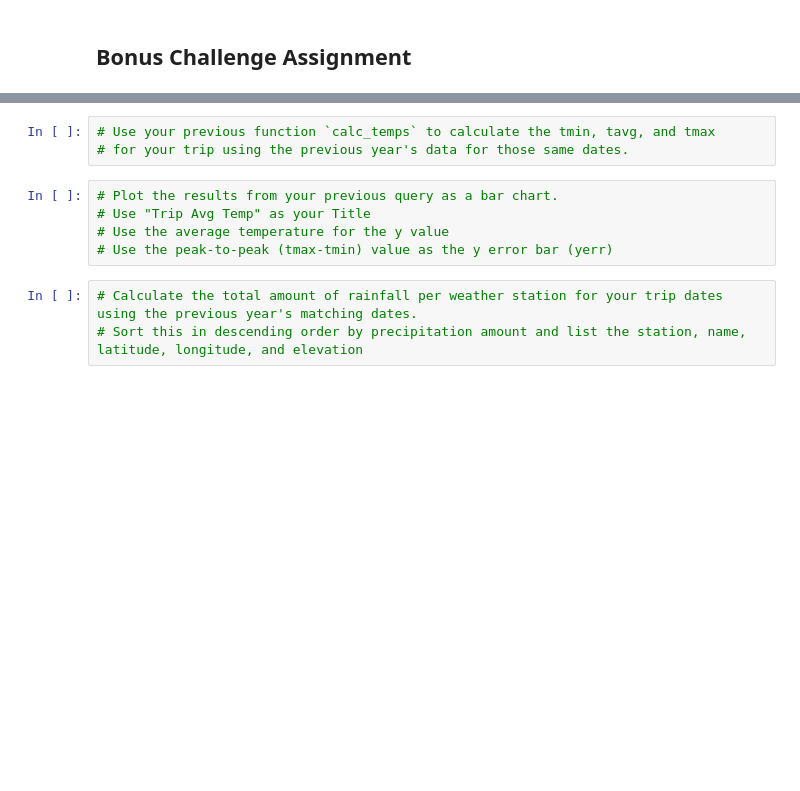
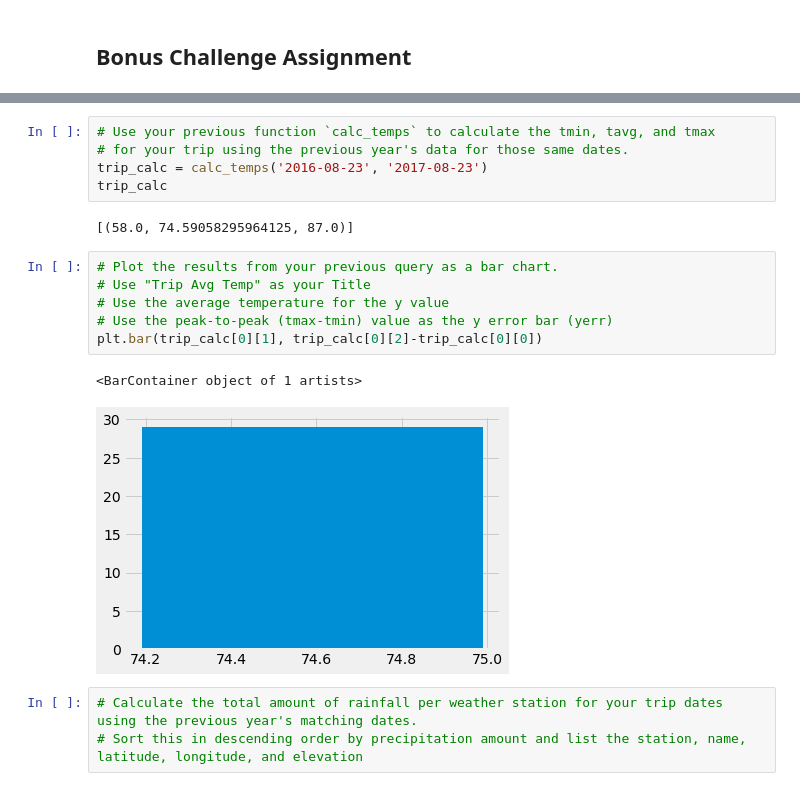
Before and after one commit to joshuadroid/sqlalchemy-challenge, a Jupyter notebook: climate_starter.ipynb, the cells around one changed output, grey strips where cells are left out. Saved outputs shown, nothing was run; the diff lists cells and outputs as text; blank space fills up the shorter version.

```diff
--- a/climate_starter.ipynb
+++ b/climate_starter.ipynb
@@ -166,11 +168,19 @@ print(calc_temps('2012-02-28', '2012-03-05'))
 # %%
 # Use your previous function `calc_temps` to calculate the tmin, tavg, and tmax
 # for your trip using the previous year's data for those same dates.
+trip_calc = calc_temps('2016-08-23', '2017-08-23')
+trip_calc
+# %% [output]
+[(58.0, 74.59058295964125, 87.0)]
 # %%
 # Plot the results from your previous query as a bar chart.
 # Use "Trip Avg Temp" as your Title
 # Use the average temperature for the y value
 # Use the peak-to-peak (tmax-tmin) value as the y error bar (yerr)
+plt.bar(trip_calc[0][1], trip_calc[0][2]-trip_calc[0][0])
+# %% [output]
+<BarContainer object of 1 artists>
+[figure, added]
 # %%
 # Calculate the total amount of rainfall per weather station for your trip dates using the previous year's matching dates.
 # Sort this in descending order by precipitation amount and list the station, name, latitude, longitude, and elevation
```
Also changed, not shown: parts of 1 cell of this notebook.
